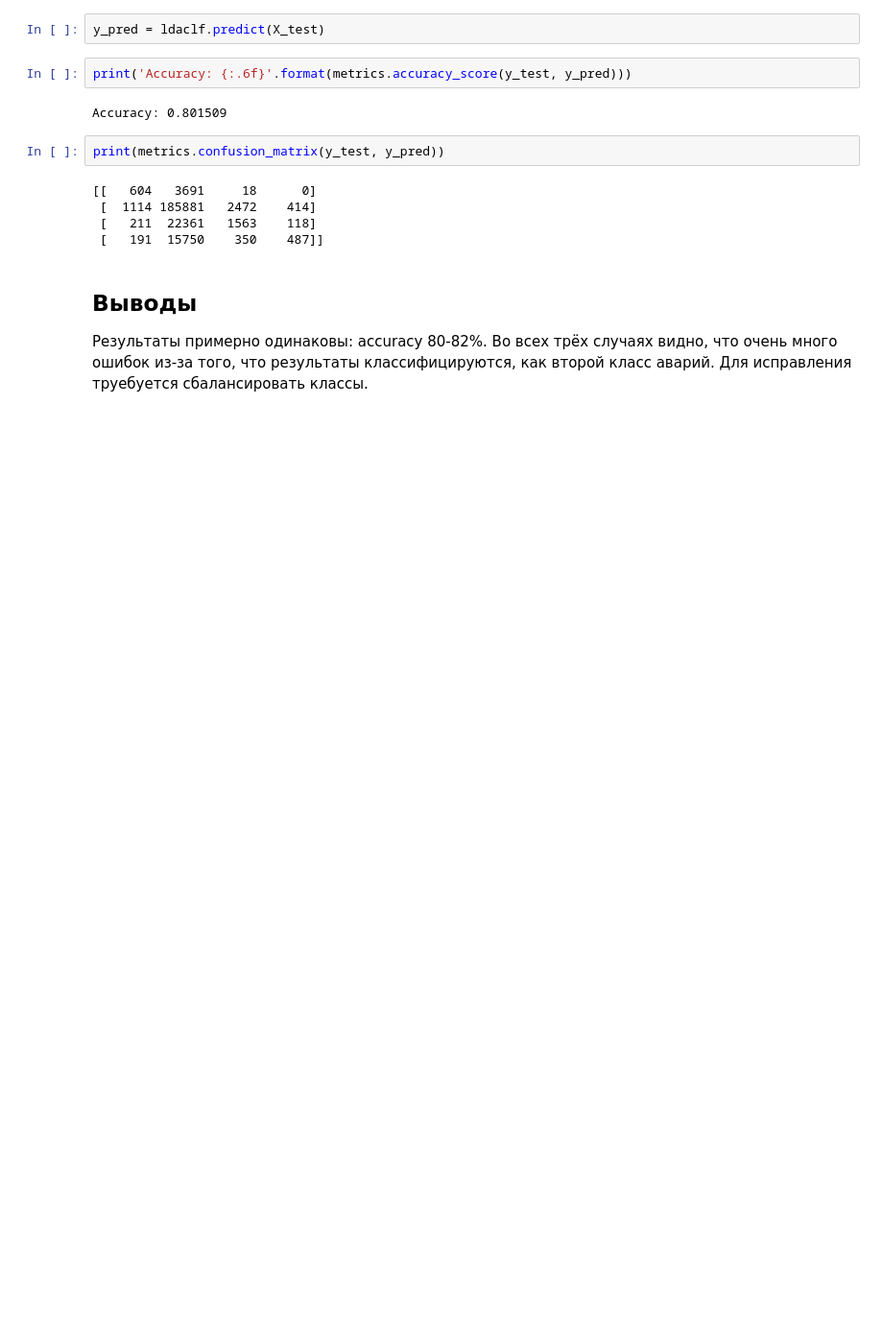
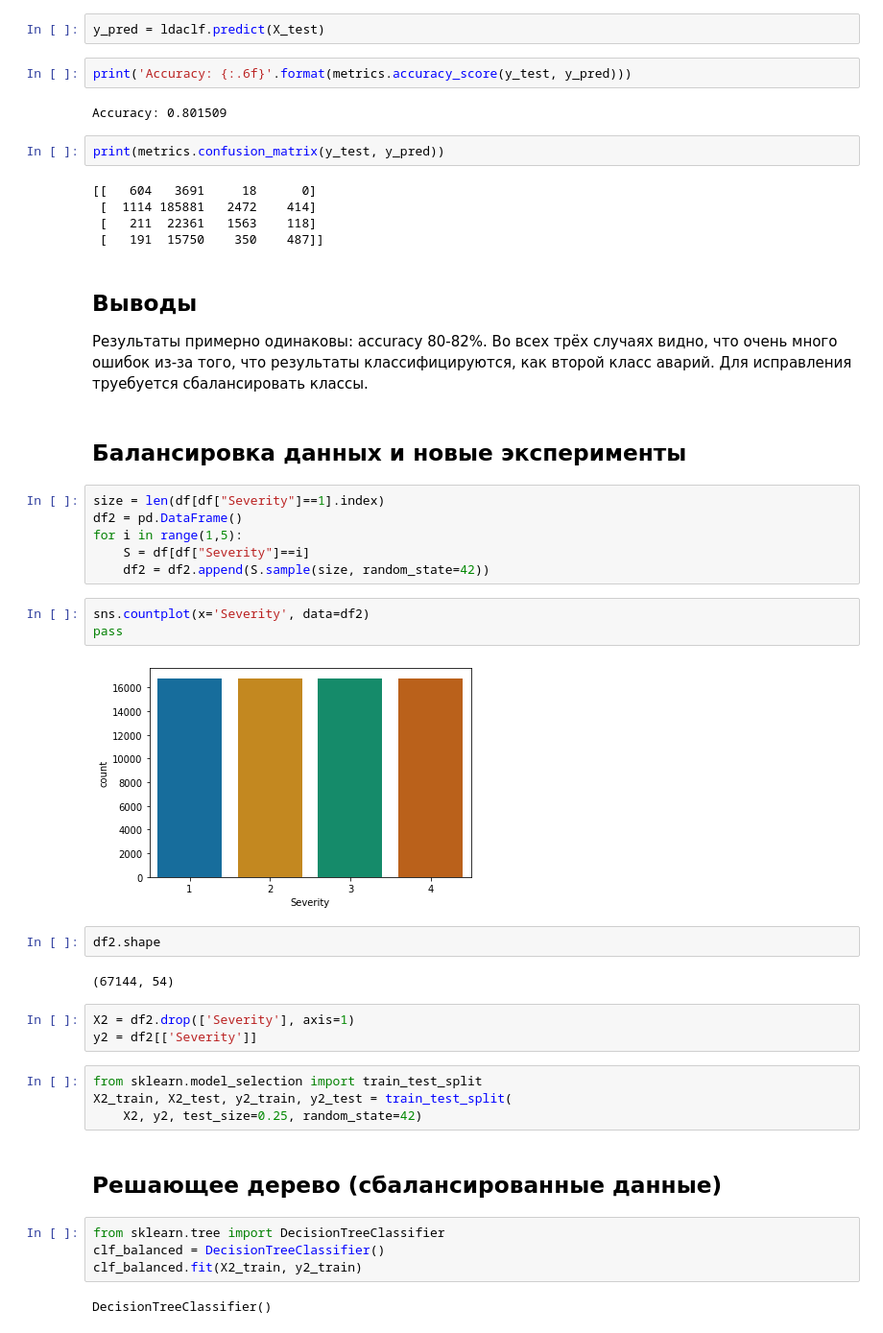
Before and after one commit to char16t/us-accidents, a Jupyter notebook: us_accidents.ipynb, the cells around one changed output. Shown at 96% size. Cells and saved outputs as stored; diff of their text form; blank space fills up the shorter version.

```diff
--- a/us_accidents.ipynb
+++ b/us_accidents.ipynb
@@ -1027,3 +1027,35 @@ print(metrics.confusion_matrix(y_test, y_pred))
 ## Выводы
 
 Результаты примерно одинаковы: accuracy 80-82%. Во всех трёх случаях видно, что очень много ошибок из-за того, что результаты классифицируются, как второй класс аварий. Для исправления труебуется сбалансировать классы.
+# %% [markdown]
+## Балансировка данных и новые эксперименты
+# %%
+size = len(df[df["Severity"]==1].index)
+df2 = pd.DataFrame()
+for i in range(1,5):
+    S = df[df["Severity"]==i]
+    df2 = df2.append(S.sample(size, random_state=42))
+# %%
+sns.countplot(x='Severity', data=df2)
+pass
+# %% [output]
+[figure, added]
+# %%
+df2.shape
+# %% [output]
+(67144, 54)
+# %%
+X2 = df2.drop(['Severity'], axis=1)
+y2 = df2[['Severity']]
+# %%
+from sklearn.model_selection import train_test_split
+X2_train, X2_test, y2_train, y2_test = train_test_split(
+    X2, y2, test_size=0.25, random_state=42)
+# %% [markdown]
+## Решающее дерево (сбалансированные данные)
+# %%
+from sklearn.tree import DecisionTreeClassifier
+clf_balanced = DecisionTreeClassifier()
+clf_balanced.fit(X2_train, y2_train)
+# %% [output]
+DecisionTreeClassifier()
```
Also changed, not shown: parts of 21 cells of this notebook.
